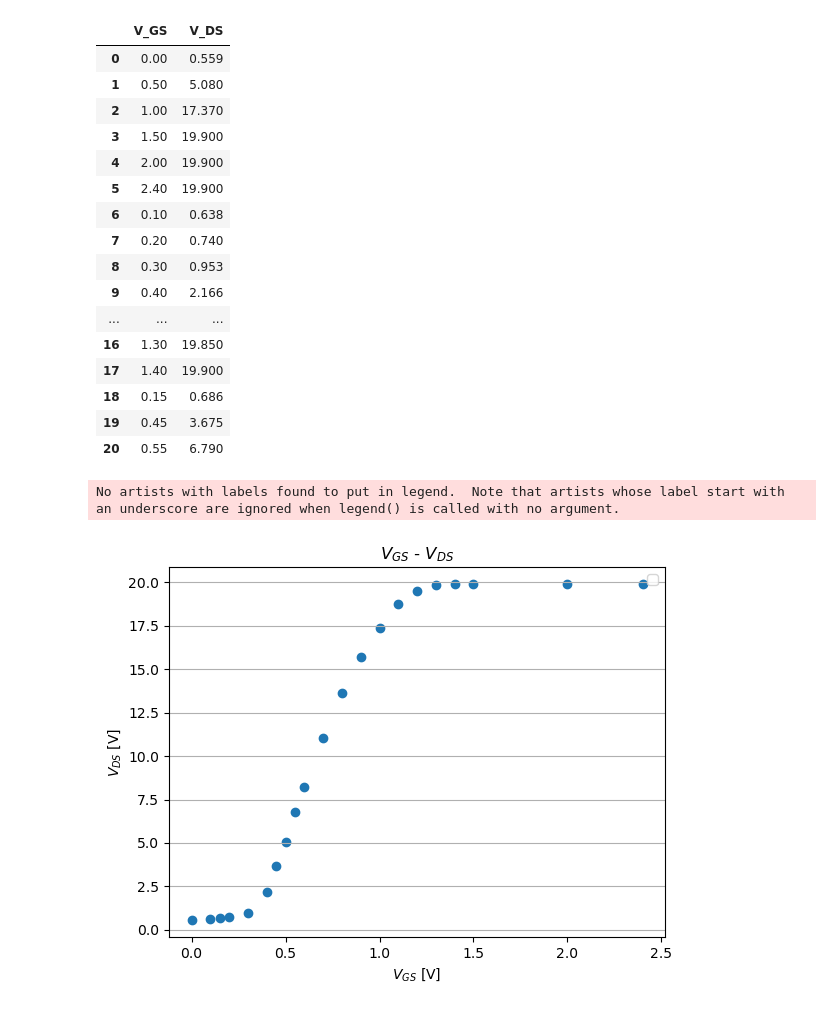
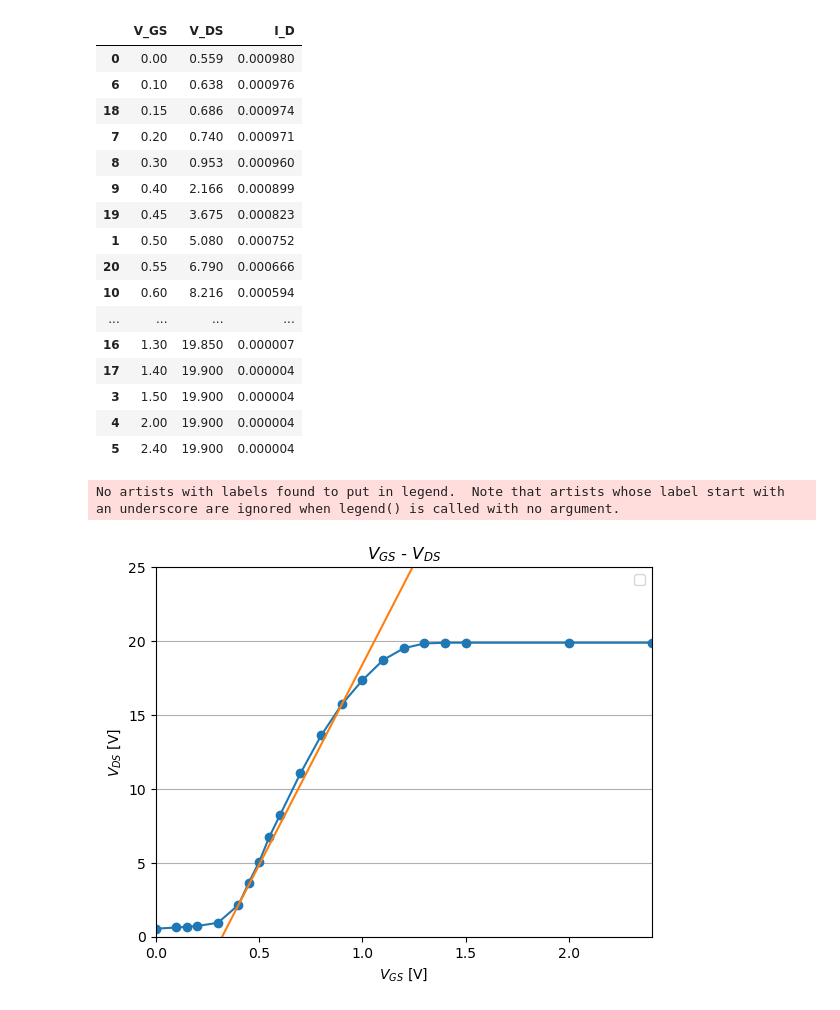
Before and after one commit to inohan/experiment-3s, a Jupyter notebook: A1/exp03.ipynb, the cells around one changed output. Drawn from its saved outputs; the diff is of its cells as text; code cells hidden in the pictures.

```diff
--- a/A1/exp03.ipynb
+++ b/A1/exp03.ipynb
@@ -10,32 +10,37 @@ from axessettings import AxesSetting, linear_sim
+# %%
+V_0 = 19.98
+R_L = 19.81e3
 # %%
 data = pd.read_excel("data.xlsx", sheet_name="(3)", skiprows=[0, 2], header=[0])
-
+data.sort_values(by="V_GS", axis=0, inplace=True, ascending=True)
+data["I_D"] = (V_0 - data["V_DS"])/R_L
 data
 # %% [output]
-|  | V_GS | V_DS |
-| 0 | 0.00 | 0.559 |
-| 1 | 0.50 | 5.080 |
-| 2 | 1.00 | 17.370 |
-| 3 | 1.50 | 19.900 |
-| 4 | 2.00 | 19.900 |
-| 5 | 2.40 | 19.900 |
-| 6 | 0.10 | 0.638 |
-| 7 | 0.20 | 0.740 |
-| 8 | 0.30 | 0.953 |
-| 9 | 0.40 | 2.166 |
-| ... | ... | ... |
-| 16 | 1.30 | 19.850 |
-| 17 | 1.40 | 19.900 |
-| 18 | 0.15 | 0.686 |
-| 19 | 0.45 | 3.675 |
-| 20 | 0.55 | 6.790 |
+|  | V_GS | V_DS | I_D |
+| 0 | 0.00 | 0.559 | 0.000980 |
+| 6 | 0.10 | 0.638 | 0.000976 |
+| 18 | 0.15 | 0.686 | 0.000974 |
+| 7 | 0.20 | 0.740 | 0.000971 |
+| 8 | 0.30 | 0.953 | 0.000960 |
+| 9 | 0.40 | 2.166 | 0.000899 |
+| 19 | 0.45 | 3.675 | 0.000823 |
+| 1 | 0.50 | 5.080 | 0.000752 |
+| 20 | 0.55 | 6.790 | 0.000666 |
+| 10 | 0.60 | 8.216 | 0.000594 |
+| ... | ... | ... | ... |
+| 16 | 1.30 | 19.850 | 0.000007 |
+| 17 | 1.40 | 19.900 | 0.000004 |
+| 3 | 1.50 | 19.900 | 0.000004 |
+| 4 | 2.00 | 19.900 | 0.000004 |
+| 5 | 2.40 | 19.900 | 0.000004 |
 # %%
 fig = plt.figure()
 ax = fig.add_subplot(111)
 
-axessetting = AxesSetting(legend=True, xlabel="$V_{GS}$ [V]", grid="y", ylabel="$V_{DS}$ [V]", title="$V_{GS}$ - $V_{DS}$")
-ax.scatter(data["V_GS"], data["V_DS"])
+axessetting = AxesSetting(legend=True, xlabel="$V_{GS}$ [V]", grid="y", ylabel="$V_{DS}$ [V]", title="$V_{GS}$ - $V_{DS}$", xlim=(0, 2.4), ylim=(0, 25))
+ax.plot(data["V_GS"], data["V_DS"], marker="o")
+axessetting.plot_func(ax, linear_approx(data["V_GS"], data["V_DS"], (0.4, 0.9), 0))
 axessetting.apply_axes(ax)
 # %% [output]
 No artists with labels found to put in legend.  Note that artists whose label start with an underscore are ignored when legend() is called with no argument.
-[figure, old version]
+[figure, new version]
```
Also changed, not shown: parts of 2 cells of this notebook, 1 other file.
